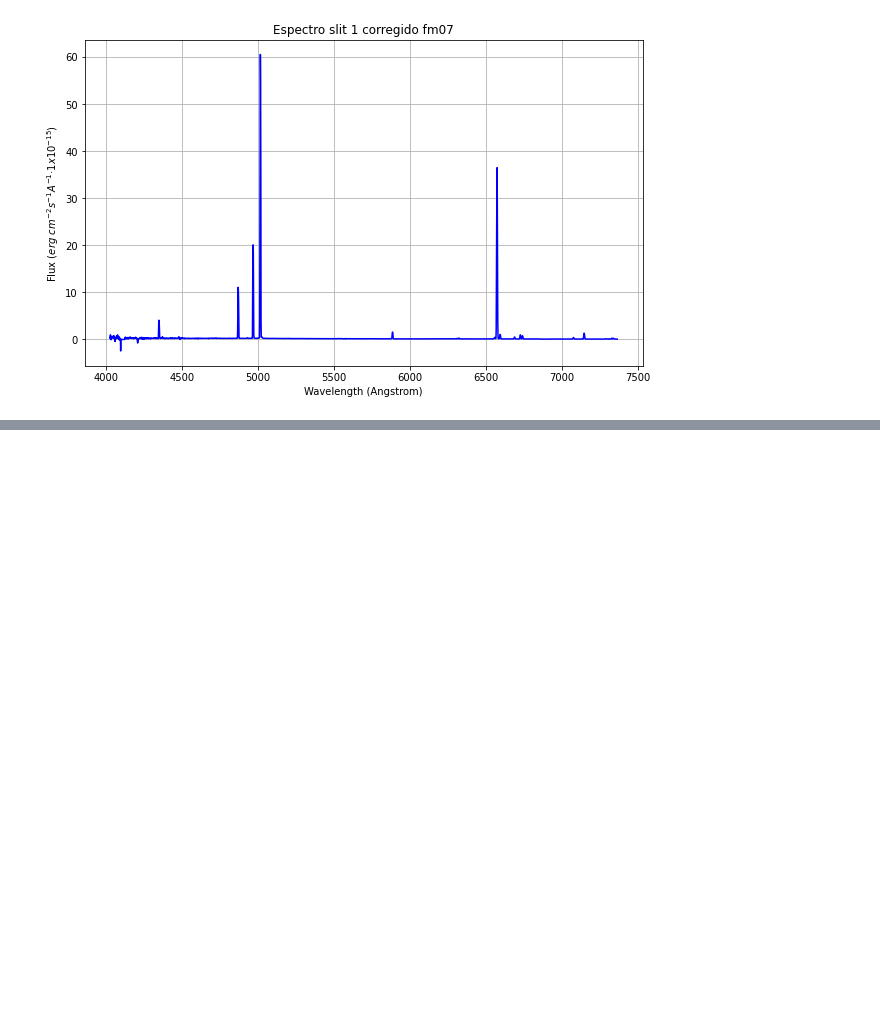
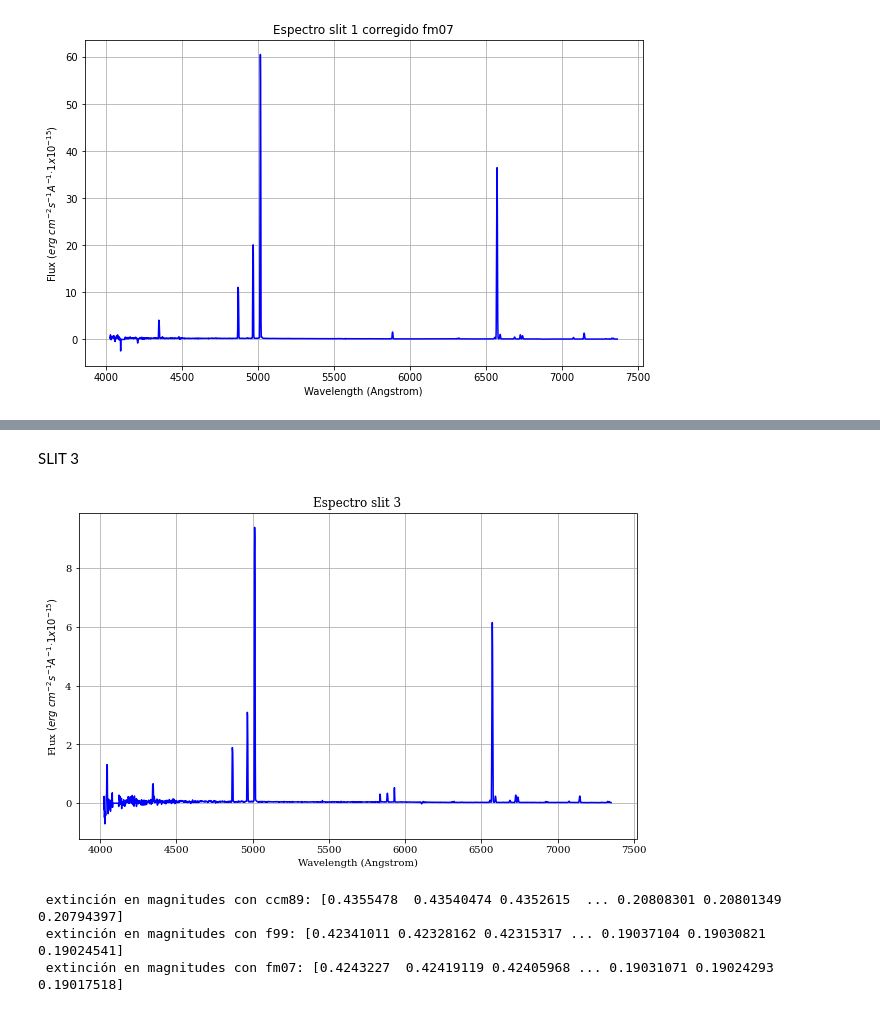
Before and after one commit to blnblnbln/TESIS, a Jupyter notebook: codes/ascii.ipynb, the cells around one changed output, grey strips where cells are left out. Drawn from its saved outputs; the diff is of its cells as text; code cells hidden in the pictures; blank space fills up the shorter version.

Commit message:
se agregan actualizaciones y cambio header en flux copy

```diff
--- a/codes/ascii.ipynb
+++ b/codes/ascii.ipynb
@@ -235,0 +212,45 @@ extinction_figure(wave, a_lambda, 'odonnell94')
+# %% [markdown]
+SLIT 3
+# %%
+sp3 = ascii.read("../../../reduccion/NGC1313/cal/slit3_ascii.txt")
+#print(sp1)
+
+# renombrar las columnas
+sp3['col1'].name = 'wavelength'
+sp3['col2'].name = "flux"
+#sp3
+
+wave3 = sp3["wavelength"]
+flux3 = sp3["flux"]
+#wave3.data
+
+%matplotlib inline
+plt.figure(figsize=(10, 6))
+plt.plot(wave3, flux3, linestyle='-', color='b')
+plt.xlabel('Wavelength (Angstrom)')
+plt.ylabel('Flux $(erg\ cm^{-2} s^{-1} A^{-1} · 1x 10^{-15})$')
+plt.title('Espectro slit 3')
+plt.grid(True)
+plt.show()
+# %% [output]
+[figure, added]
+# %%
+import extinction
+
+#tengo mi array de longitudes de onda de todo el espectro: wave3
+# Cardelli, Clayton & Mathis (1989) with A_V = 1 and R_V = 3.1
+# mi A_v (de NED) es 0.299 (Landolt+2011)
+wave3_ccm89 = extinction.ccm89(wave3, 0.299, 3.1)
+print(f' extinción en magnitudes con ccm89: {wave3_ccm89}') #array of extinction in magnitudes at each input wavelength
+
+# Fitzpatrick (1999)
+wave3_f99 = extinction.fitzpatrick99(wave3, 0.299, 3.1)
+print(f' extinción en magnitudes con f99: {wave3_f99}')
+
+# The Fitzpatrick & Massa (2007) function has a fixed 𝑅𝑉 of 3.1:
+wave3_fm07 = extinction.fm07(wave3, 0.299)
+print(f' extinción en magnitudes con fm07: {wave3_fm07}')
+# %% [output]
+ extinción en magnitudes con ccm89: [0.4355478  0.43540474 0.4352615  ... 0.20808301 0.20801349 0.20794397]
+ extinción en magnitudes con f99: [0.42341011 0.42328162 0.42315317 ... 0.19037104 0.19030821 0.19024541]
+ extinción en magnitudes con fm07: [0.4243227  0.42419119 0.42405968 ... 0.19031071 0.19024293 0.19017518]
```
Also changed, not shown: parts of 22 cells of this notebook, 2 other files.
